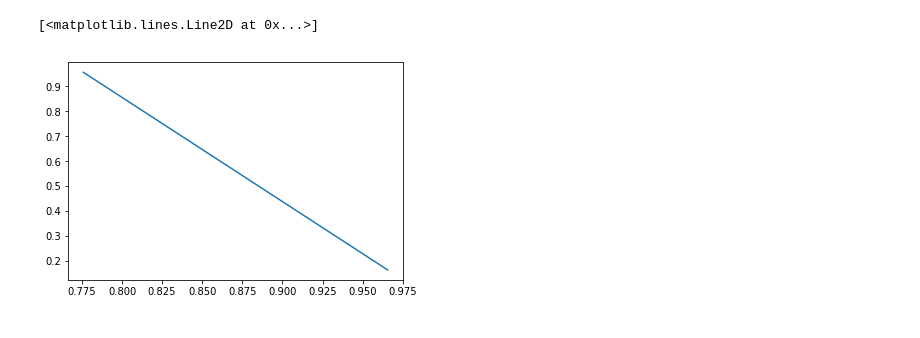
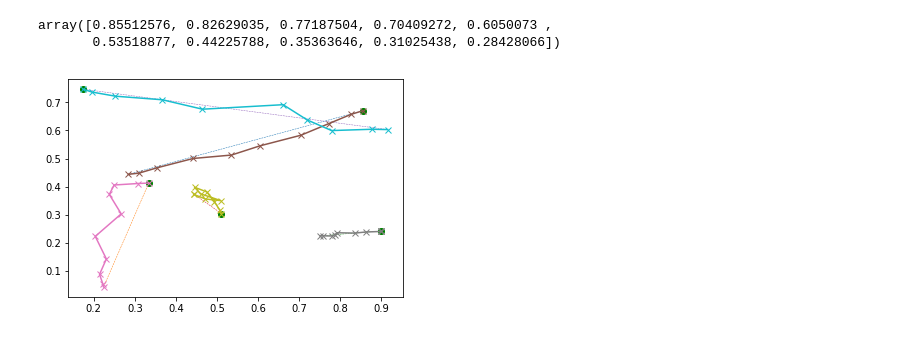
Before and after one commit to dev10110/AutonomousAirTraffic, a Jupyter notebook: 2D/Test_1/Test_1.ipynb, the cells around one changed output. Cells and saved outputs as stored; diff of their text form; code cells hidden in the pictures.

```diff
--- a/2D/Test_1/Test_1.ipynb
+++ b/2D/Test_1/Test_1.ipynb
@@ -53,2 +9,0 @@ class Particles:
-# %%
-p=Particles()
@@ -63,2 +9,0 @@ p.N
-# %%
-obj=Particles(N=10)
@@ -68,0 +263,12 @@ Set of 10 Particle(s)
+# %%
+#define initial guess
+particle_list = obj.list_of_particles
+for i in range(N_p):
+    state    = particle_list[i].initial_guess_state(N_n)
+    controls = particle_list[i].initial_guess_control(N_n)
+
+    for s in range(n_si):
+        prob.set_states_all_section(i*n_si+s, state[s])
+
+    for c in range(n_ci):
+        prob.set_controls_all_section(i*n_ci+c, controls[c])
@@ -89,5 +334,0 @@ plt.grid(True)
-# %%
-plt.plot([obj.list_of_particles[0].x0,obj.list_of_particles[0].xf],[obj.list_of_particles[0].y0,obj.list_of_particles[0].yf])
-# %% [output]
-[<matplotlib.lines.Line2D at 0x...>]
-[figure, removed]
@@ -137,0 +335,13 @@ def cost(prob, obj):
+# %%
+prob.states_all_section(0)
+# %% [output]
+array([0.85512576, 0.82629035, 0.77187504, 0.70409272, 0.6050073 ,
+       0.53518877, 0.44225788, 0.35363646, 0.31025438, 0.28428066])
+# %%
+N_p = obj.N
+
+obj.plot_direct_traj()
+for i in range(N_p):
+    plt.plot(prob.states_all_section(2*i),prob.states_all_section(2*i+1),'-x')
+# %% [output]
+[figure, added]
```
Also changed, not shown: parts of 19 cells of this notebook, 3 other files.
